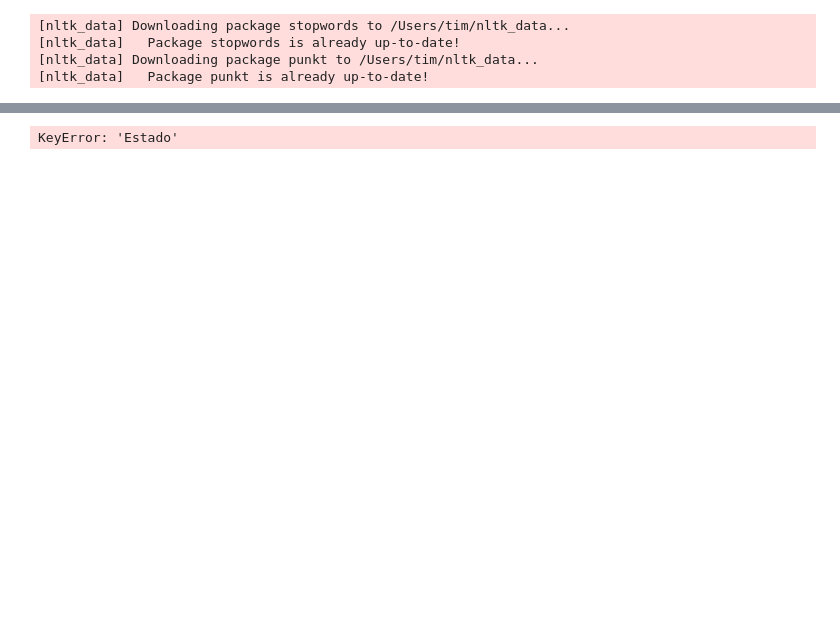
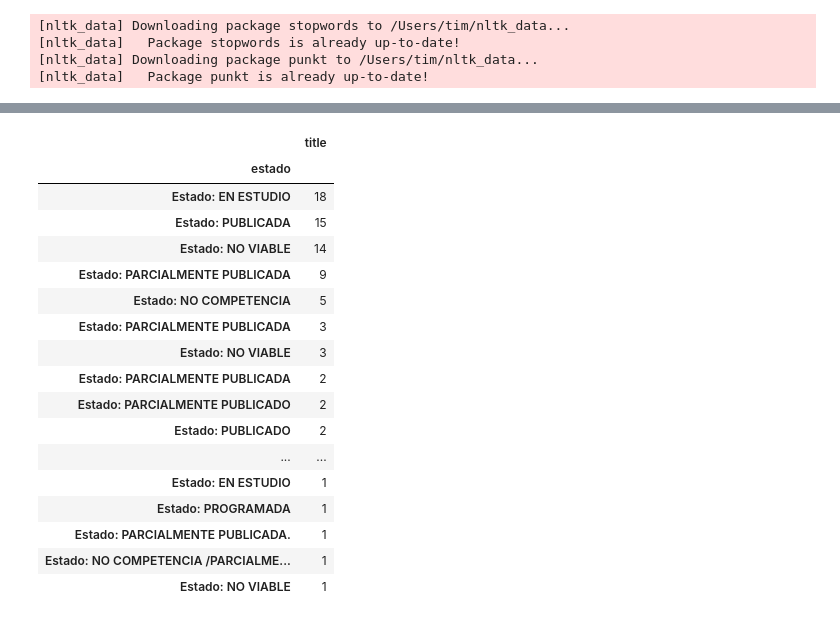
Before and after one commit to timcowlishaw/excesos-extrasensoriales-matadero-2022, a Jupyter notebook: analisis/Analisis Propuestas.ipynb, the cells around one changed output, grey strips where cells are left out. Saved outputs shown, nothing was run; the diff lists cells and outputs as text; code cells hidden in the pictures; blank space fills up the shorter version.

```diff
--- a/analisis/Analisis Propuestas.ipynb
+++ b/analisis/Analisis Propuestas.ipynb
@@ -15,6 +15,7 @@ nltk.download("stopwords")
 nltk.download("punkt")
 locale.setlocale( locale.LC_ALL, 'es_ES.UTF-8')
 plt.rcParams["figure.figsize"] = (16,9)
+pd.set_option('display.max_colwidth', None)
 # %% [output]
 [nltk_data] Downloading package stopwords to /Users/tim/nltk_data...
 [nltk_data]   Package stopwords is already up-to-date!
@@ -39,5 +45,22 @@ KeyError: 'Votos'
 # %%
-propuestas.groupby("Estado").count()[["title"]].sort_values("title", ascending=False)
+propuestas.groupby("estado").count()[["title"]].sort_values("title", ascending=False)
 # %% [output]
-KeyError: 'Estado'
+|  | title |
+| estado |  |
+| Estado: EN ESTUDIO | 18 |
+| Estado: PUBLICADA | 15 |
+| Estado: NO VIABLE | 14 |
+| Estado: PARCIALMENTE PUBLICADA | 9 |
+| Estado: NO COMPETENCIA | 5 |
+| Estado: PARCIALMENTE PUBLICADA | 3 |
+| Estado: NO VIABLE | 3 |
+| Estado: PARCIALMENTE PUBLICADA | 2 |
+| Estado: PARCIALMENTE PUBLICADO | 2 |
+| Estado: PUBLICADO | 2 |
+| ... | ... |
+| Estado: EN ESTUDIO | 1 |
+| Estado: PROGRAMADA | 1 |
+| Estado: PARCIALMENTE PUBLICADA. | 1 |
+| Estado: NO COMPETENCIA /PARCIALME... | 1 |
+| Estado: NO VIABLE | 1 |
 # %%
```
Also changed, not shown: parts of 2 cells of this notebook, 3 other files.
